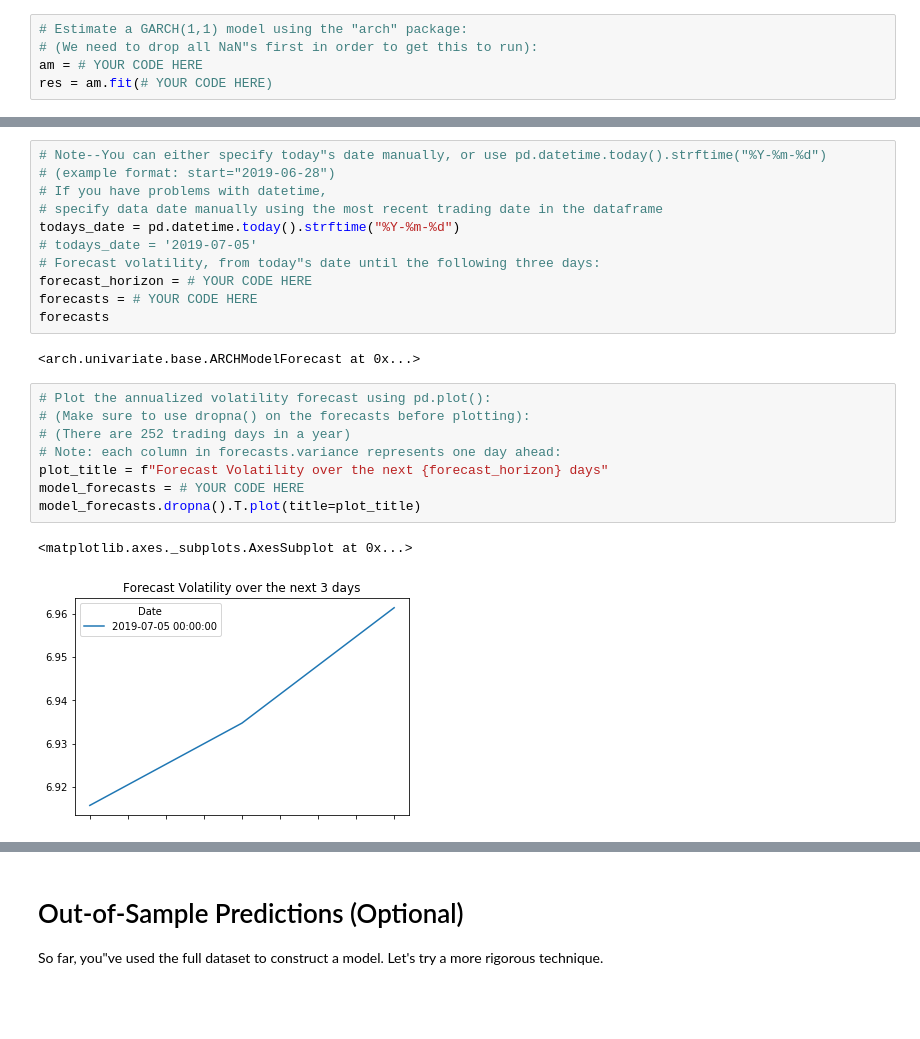
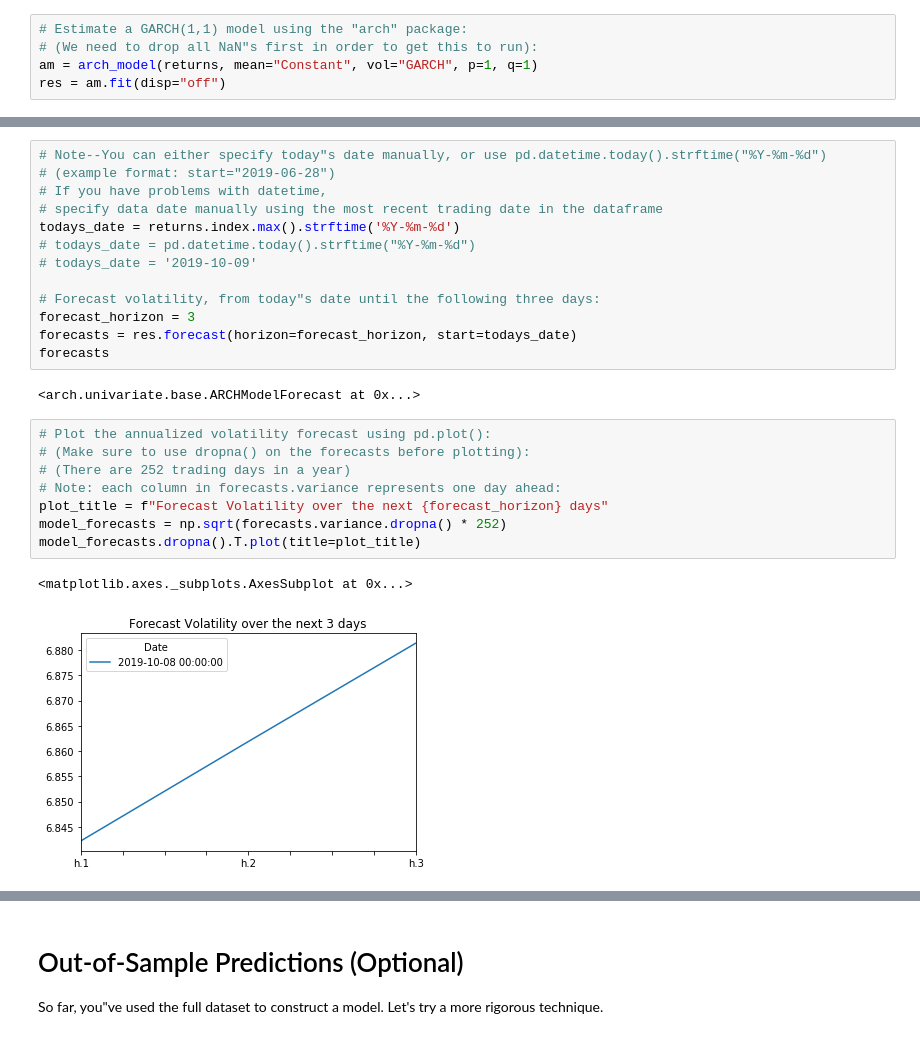
Before and after one commit to RCantu92/jpy_time_series_analysis, a Jupyter notebook: Starter_Code/time_series_analysis.ipynb, the cells around one changed output, grey strips where cells are left out. Drawn from its saved outputs; the diff is of its cells as text; blank space fills up the shorter version.

```diff
--- a/Starter_Code/time_series_analysis.ipynb
+++ b/Starter_Code/time_series_analysis.ipynb
@@ -427,5 +473,5 @@ returns.tail()
 # %%
 # Estimate a GARCH(1,1) model using the "arch" package:
 # (We need to drop all NaN"s first in order to get this to run):
-am = # YOUR CODE HERE
-res = am.fit(# YOUR CODE HERE)
+am = arch_model(returns, mean="Constant", vol="GARCH", p=1, q=1)
+res = am.fit(disp="off")
@@ -486,22 +514,24 @@ fig = # YOUR CODE HERE
 # (example format: start="2019-06-28")
 # If you have problems with datetime,
 # specify data date manually using the most recent trading date in the dataframe
-todays_date = pd.datetime.today().strftime("%Y-%m-%d")
-# todays_date = '2019-07-05'
+todays_date = returns.index.max().strftime('%Y-%m-%d')
+# todays_date = pd.datetime.today().strftime("%Y-%m-%d")
+# todays_date = '2019-10-09'
+
 # Forecast volatility, from today"s date until the following three days:
-forecast_horizon = # YOUR CODE HERE
-forecasts = # YOUR CODE HERE
+forecast_horizon = 3
+forecasts = res.forecast(horizon=forecast_horizon, start=todays_date)
 forecasts
 # %% [output]
 <arch.univariate.base.ARCHModelForecast at 0x...>
 # %%
 # Plot the annualized volatility forecast using pd.plot():
 # (Make sure to use dropna() on the forecasts before plotting):
 # (There are 252 trading days in a year)
 # Note: each column in forecasts.variance represents one day ahead:
 plot_title = f"Forecast Volatility over the next {forecast_horizon} days"
-model_forecasts = # YOUR CODE HERE
+model_forecasts = np.sqrt(forecasts.variance.dropna() * 252)
 model_forecasts.dropna().T.plot(title=plot_title)
 # %% [output]
 <matplotlib.axes._subplots.AxesSubplot at 0x...>
-[figure, old version]
+[figure, new version]
```
Also changed, not shown: parts of 21 cells of this notebook.
